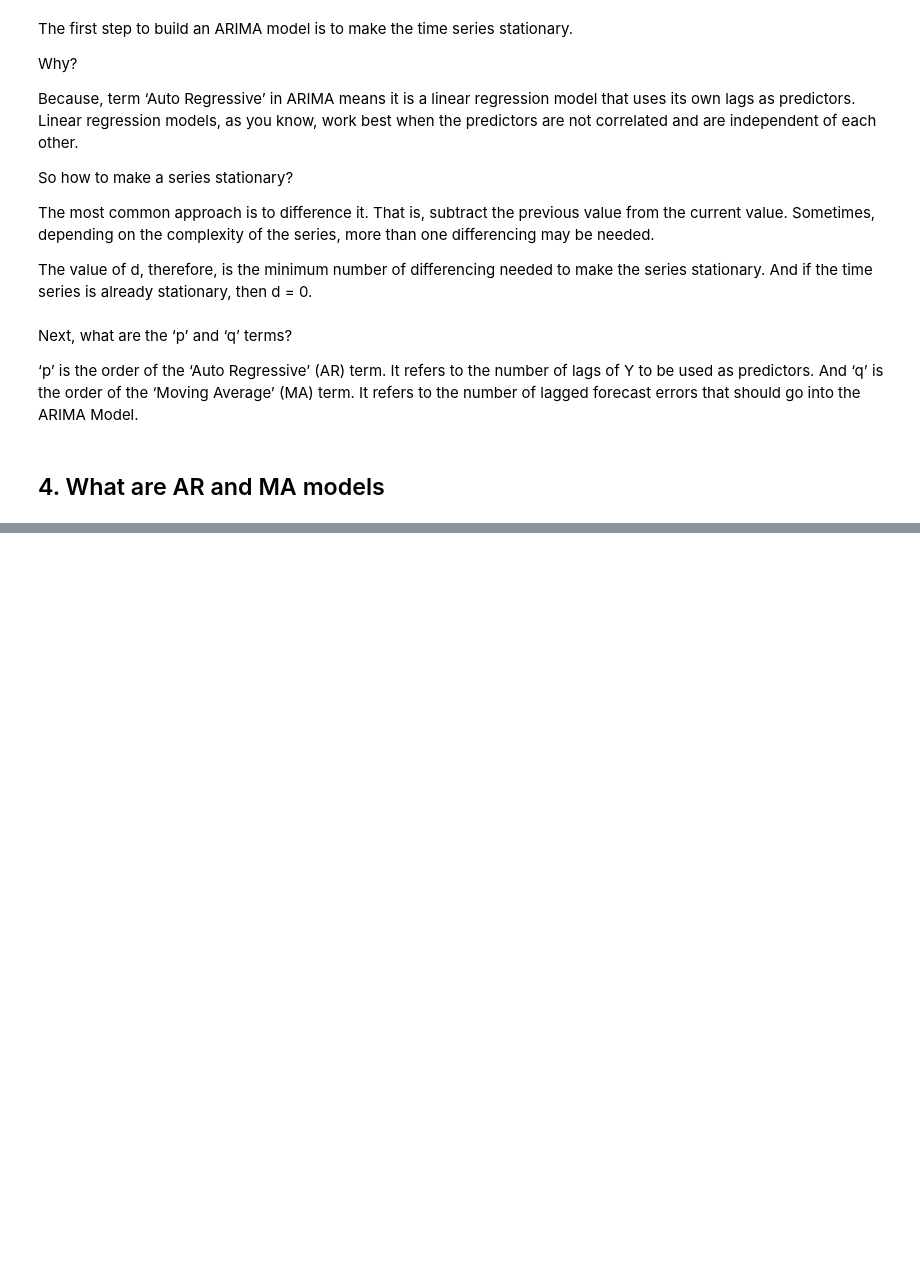
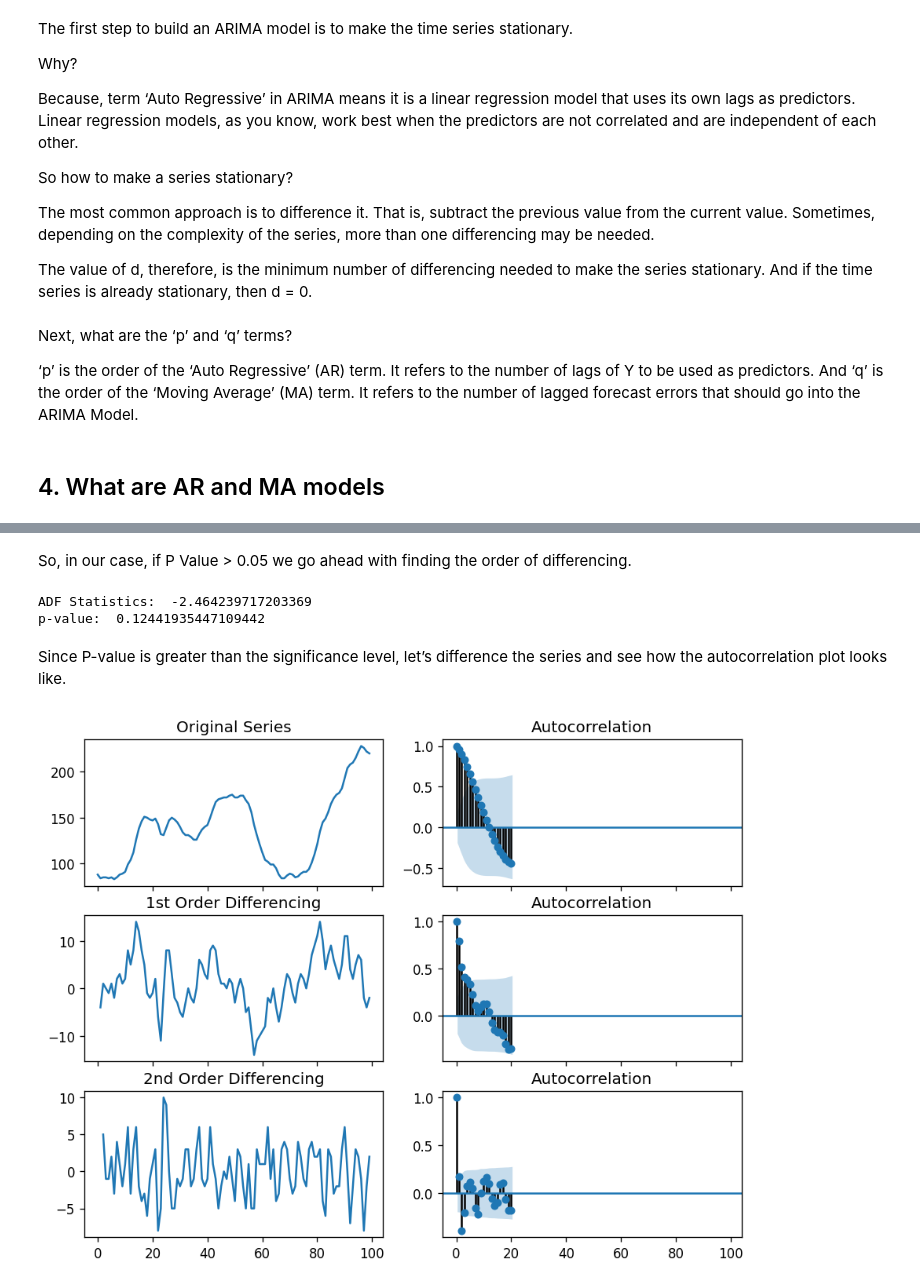
Before and after one commit to agusrichard/data-science-workbook, a Jupyter notebook: Notes/time_series_forecasting_arima.ipynb, the cells around one changed output, grey strips where cells are left out. Drawn from its saved outputs; the diff is of its cells as text; code cells hidden in the pictures; blank space fills up the shorter version.

Commit message:
Time Series Forecasting ARIMA

```diff
--- a/Notes/time_series_forecasting_arima.ipynb
+++ b/Notes/time_series_forecasting_arima.ipynb
@@ -56,0 +107,38 @@ Next, what are the ‘p’ and ‘q’ terms?
+# %% [markdown]
+So, in our case, if P Value > 0.05 we go ahead with finding the order of differencing.
+# %%
+from statsmodels.tsa.stattools import adfuller
+df = pd.read_csv('https://raw.githubusercontent.com/selva86/datasets/master/wwwusage.csv', names=['value'], header=0)
+result = adfuller(df.value.dropna())
+print('ADF Statistics: ', result[0])
+print('p-value: ', result[1])
+# %% [output]
+ADF Statistics:  -2.464239717203369
+p-value:  0.12441935447109442
+# %% [markdown]
+Since P-value is greater than the significance level, let’s difference the series and see how the autocorrelation plot looks like.
+# %%
+import numpy as np, pandas as pd
+from statsmodels.graphics.tsaplots import plot_acf, plot_pacf
+import matplotlib.pyplot as plt
+plt.rcParams.update({'figure.figsize':(9,7), 'figure.dpi':120})
+
+# Import data
+df = pd.read_csv('https://raw.githubusercontent.com/selva86/datasets/master/wwwusage.csv', names=['value'], header=0)
+
+# Original Series
+fig, axes = plt.subplots(3, 2, sharex=True)
+axes[0, 0].plot(df.value); axes[0, 0].set_title('Original Series')
+plot_acf(df.value, ax=axes[0, 1])
+
+# 1st Differencing
+axes[1, 0].plot(df.value.diff()); axes[1, 0].set_title('1st Order Differencing')
+plot_acf(df.value.diff().dropna(), ax=axes[1, 1])
+
+# 2nd Differencing
+axes[2, 0].plot(df.value.diff().diff()); axes[2, 0].set_title('2nd Order Differencing')
+plot_acf(df.value.diff().diff().dropna(), ax=axes[2, 1])
+
+plt.show()
+# %% [output]
+[figure, added]
```
Also changed, not shown: parts of 23 cells of this notebook.
